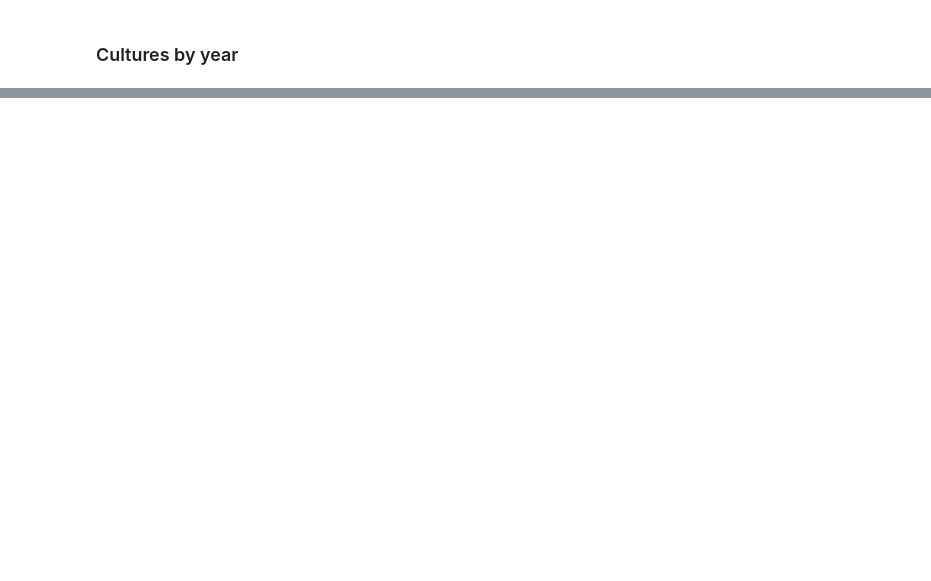
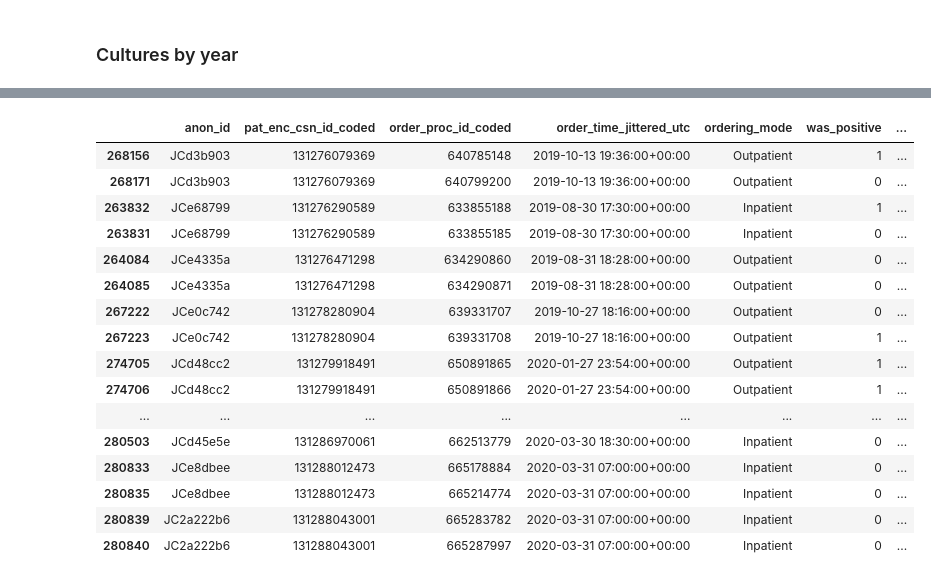
Before and after one commit to HealthRex/CDSS, a Jupyter notebook: scripts/UrineCulture/notebooks/suspected-uti-cohort-eda.ipynb, the cells around one changed output, grey strips where cells are left out. Saved outputs shown, nothing was run; the diff lists cells and outputs as text; code cells hidden in the pictures; blank space fills up the shorter version.

```diff
--- a/scripts/UrineCulture/notebooks/suspected-uti-cohort-eda.ipynb
+++ b/scripts/UrineCulture/notebooks/suspected-uti-cohort-eda.ipynb
@@ -260,0 +345,31 @@ df_uc_all.head(20)
+# %%
+def string_agg_cols(arr):
+    final_set = []
+    for a in arr:
+        if a is None:
+            continue
+        groups = a.split(',')
+        for g in groups:
+            if g not in final_set:
+                final_set.append(g)
+    final_set.sort()
+    if len(final_set) == 0:
+        return None
+    else:
+        return ','.join([f for f in final_set])
+
+groupby_cols = ['anon_id', 'pat_enc_csn_id_coded', 'order_time_jittered_utc']
+df_final = (df_prior_abx
+    .groupby(groupby_cols)
+    .agg({'order_proc_id_coded' : 'first',
+          'ordering_mode' : 'first',
+          'was_positive' : 'max',
+          'had_other_pos_culture' : 'max',
+          'ordered_antibiotics' : string_agg_cols,
+          'organisms' : string_agg_cols,
+          'other_pos_sites' : string_agg_cols,
+          'other_organisms' : string_agg_cols})
+    .reset_index()
+)
+print(df_final.shape)
+df_final.head()
@@ -260,0 +390,5 @@ df_uc_all.head(20)
+# %%
+df_uc_all = df_final
+# %%
+df_uc_all = df_uc_all[~df_uc_all.duplicated(subset=['anon_id', 'pat_enc_csn_id_coded', 'order_time_jittered_utc'])]
+df_uc_all.shape
@@ -371,0 +552,20 @@ dtype: int64
+# %%
+df_uc_all[df_uc_all.duplicated(subset=['anon_id', 'pat_enc_csn_id_coded', 'order_time_jittered_utc'], keep=False)].sort_values('pat_enc_csn_id_coded').tail(20)
+# %% [output]
+|  | anon_id | pat_enc_csn_id_coded | order_proc_id_coded | order_time_jittered_utc | ordering_mode | was_positive | ... |
+| 268156 | JCd3b903 | 131276079369 | 640785148 | 2019-10-13 19:36:00+00:00 | Outpatient | 1 | ... |
+| 268171 | JCd3b903 | 131276079369 | 640799200 | 2019-10-13 19:36:00+00:00 | Outpatient | 0 | ... |
+| 263832 | JCe68799 | 131276290589 | 633855188 | 2019-08-30 17:30:00+00:00 | Inpatient | 1 | ... |
+| 263831 | JCe68799 | 131276290589 | 633855185 | 2019-08-30 17:30:00+00:00 | Inpatient | 0 | ... |
+| 264084 | JCe4335a | 131276471298 | 634290860 | 2019-08-31 18:28:00+00:00 | Outpatient | 0 | ... |
+| 264085 | JCe4335a | 131276471298 | 634290871 | 2019-08-31 18:28:00+00:00 | Outpatient | 0 | ... |
+| 267222 | JCe0c742 | 131278280904 | 639331707 | 2019-10-27 18:16:00+00:00 | Outpatient | 0 | ... |
+| 267223 | JCe0c742 | 131278280904 | 639331708 | 2019-10-27 18:16:00+00:00 | Outpatient | 1 | ... |
+| 274705 | JCd48cc2 | 131279918491 | 650891865 | 2020-01-27 23:54:00+00:00 | Outpatient | 1 | ... |
+| 274706 | JCd48cc2 | 131279918491 | 650891866 | 2020-01-27 23:54:00+00:00 | Outpatient | 1 | ... |
+| ... | ... | ... | ... | ... | ... | ... | ... |
+| 280503 | JCd45e5e | 131286970061 | 662513779 | 2020-03-30 18:30:00+00:00 | Inpatient | 0 | ... |
+| 280833 | JCe8dbee | 131288012473 | 665178884 | 2020-03-31 07:00:00+00:00 | Inpatient | 0 | ... |
+| 280835 | JCe8dbee | 131288012473 | 665214774 | 2020-03-31 07:00:00+00:00 | Inpatient | 0 | ... |
+| 280839 | JC2a222b6 | 131288043001 | 665283782 | 2020-03-31 07:00:00+00:00 | Inpatient | 0 | ... |
+| 280840 | JC2a222b6 | 131288043001 | 665287997 | 2020-03-31 07:00:00+00:00 | Inpatient | 0 | ... |
```
Also changed, not shown: parts of 22 cells of this notebook, 7 other files.
